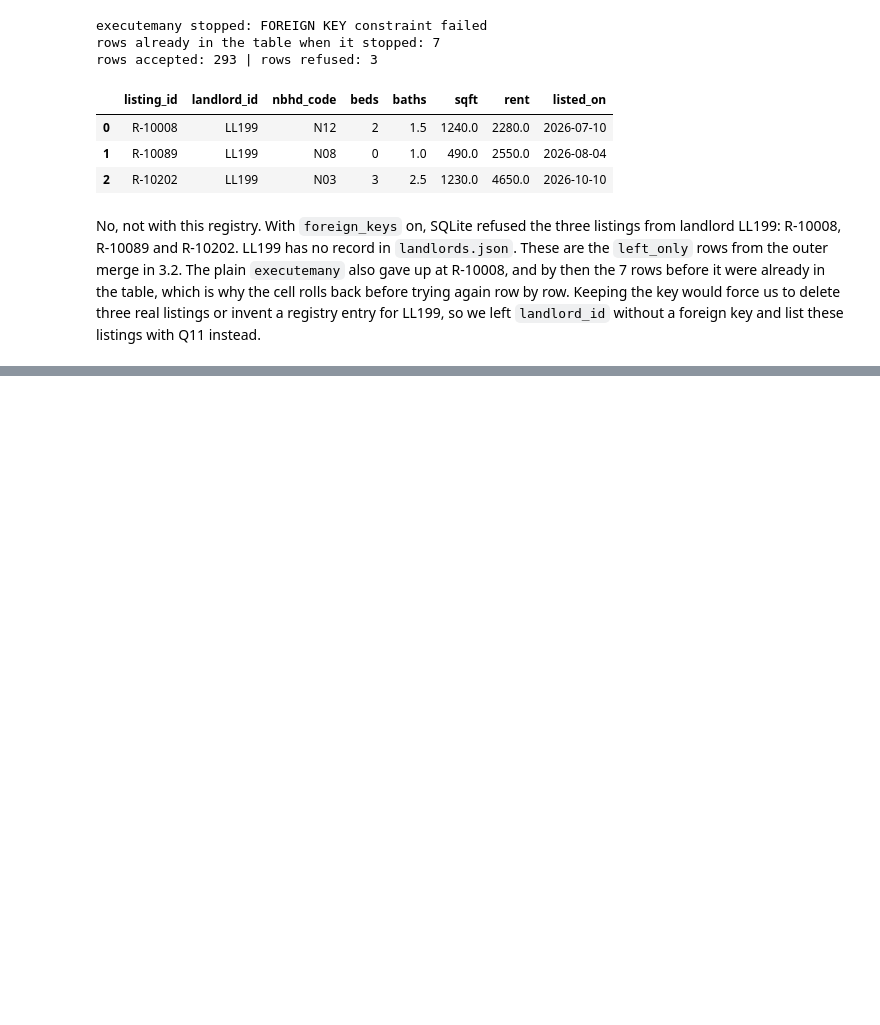
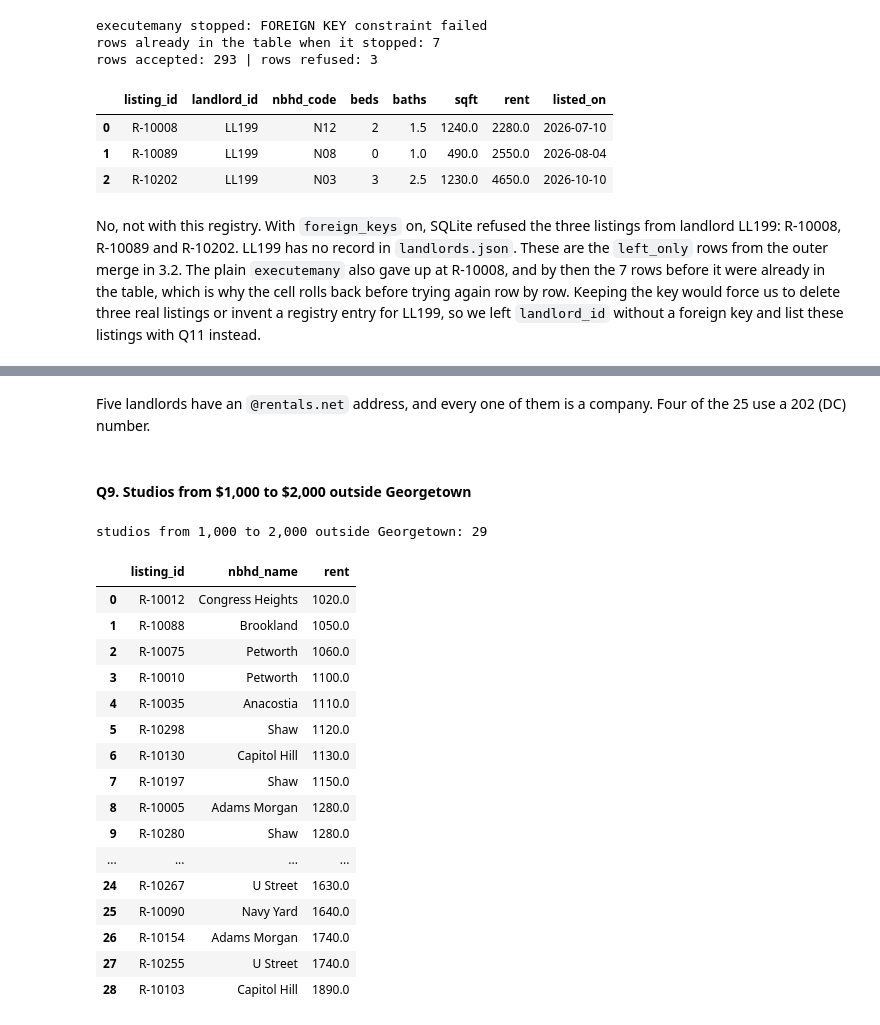
Before and after one commit to Shirjak7/capital_rentals, a Jupyter notebook: capital_rentals.ipynb, the cells around one changed output, grey strips where cells are left out. Saved outputs shown, nothing was run; the diff lists cells and outputs as text; code cells hidden in the pictures; blank space fills up the shorter version.

```diff
--- a/capital_rentals.ipynb
+++ b/capital_rentals.ipynb
@@ -729,0 +938,34 @@ No, not with this registry. With `foreign_keys` on, SQLite refused the three lis
+# %% [markdown]
+Five landlords have an `@rentals.net` address, and every one of them is a company. Four of the 25 use a 202 (DC) number.
+# %% [markdown]
+#### Q9. Studios from \$1,000 to \$2,000 outside Georgetown
+# %%
+Q9 = """
+SELECT l.listing_id, n.nbhd_name, l.rent
+FROM listings AS l
+JOIN neighborhoods AS n ON l.nbhd_code = n.nbhd_code
+WHERE l.beds = ? AND l.rent BETWEEN ? AND ? AND n.nbhd_name <> ?
+ORDER BY l.rent, l.listing_id
+"""
+q9 = run(Q9, (0, 1000, 2000, "Georgetown"))
+print("studios from 1,000 to 2,000 outside Georgetown:", len(q9))
+display(q9)
+# %% [output]
+studios from 1,000 to 2,000 outside Georgetown: 29
+|  | listing_id | nbhd_name | rent |
+| 0 | R-10012 | Congress Heights | 1020.0 |
+| 1 | R-10088 | Brookland | 1050.0 |
+| 2 | R-10075 | Petworth | 1060.0 |
+| 3 | R-10010 | Petworth | 1100.0 |
+| 4 | R-10035 | Anacostia | 1110.0 |
+| 5 | R-10298 | Shaw | 1120.0 |
+| 6 | R-10130 | Capitol Hill | 1130.0 |
+| 7 | R-10197 | Shaw | 1150.0 |
+| 8 | R-10005 | Adams Morgan | 1280.0 |
+| 9 | R-10280 | Shaw | 1280.0 |
+| ... | ... | ... | ... |
+| 24 | R-10267 | U Street | 1630.0 |
+| 25 | R-10090 | Navy Yard | 1640.0 |
+| 26 | R-10154 | Adams Morgan | 1740.0 |
+| 27 | R-10255 | U Street | 1740.0 |
+| 28 | R-10103 | Capitol Hill | 1890.0 |
```
Also changed, not shown: parts of 39 cells of this notebook, 1 other file.
